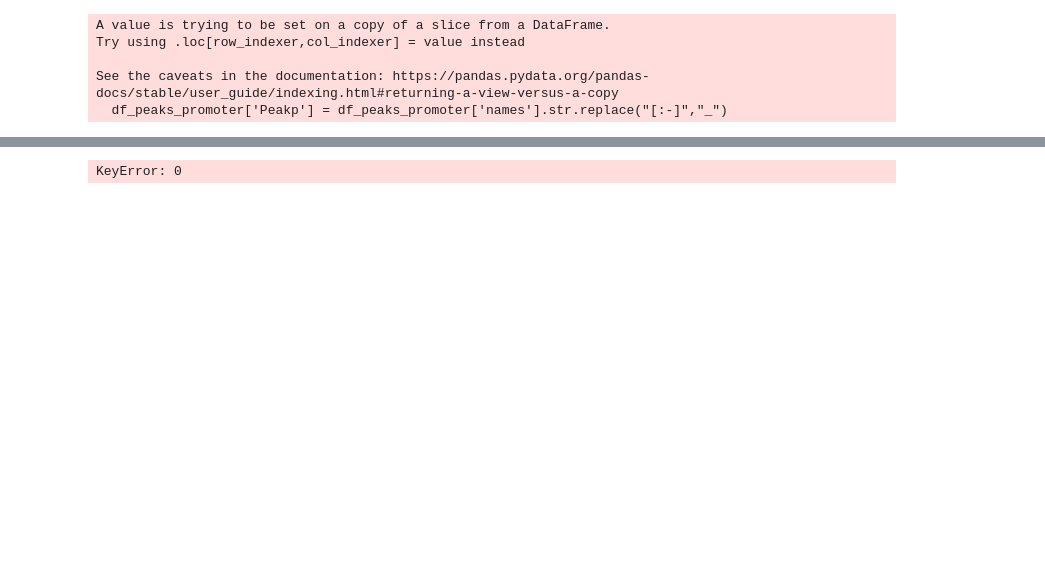
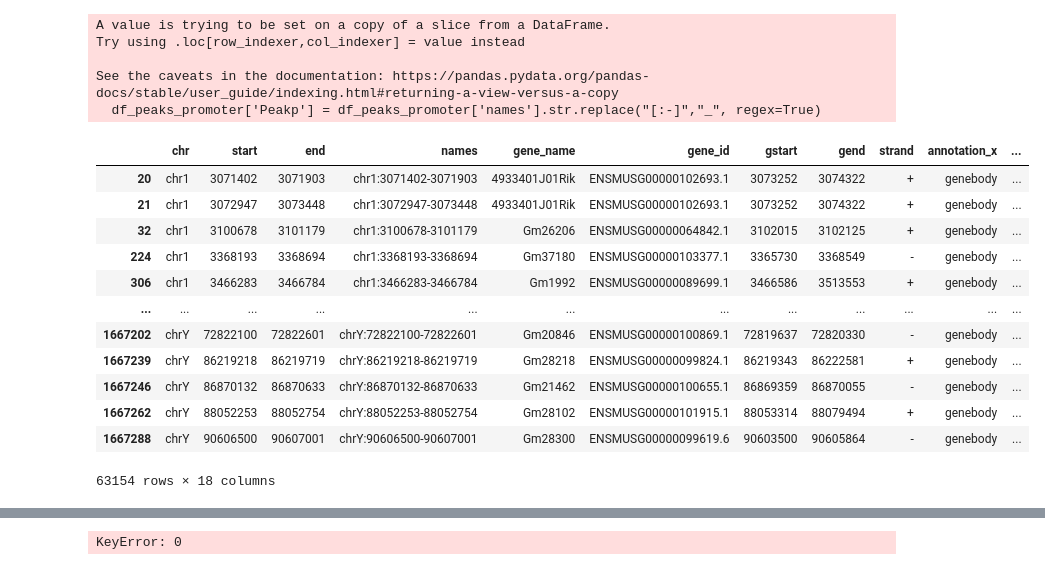
Before and after one commit to juychen/scmmd, a Jupyter notebook: 15cicre_mapping.ipynb, the cells around one changed output, grey strips where cells are left out. Drawn from its saved outputs; the diff is of its cells as text; code cells hidden in the pictures; blank space fills up the shorter version.

```diff
--- a/15cicre_mapping.ipynb
+++ b/15cicre_mapping.ipynb
@@ -32,13 +33,29 @@ Name: primary_region, dtype: int64
 # tss_annotated = ma.get_tss_info(peak_str_list=peaks, ref_genome="mm10")
 # %%
 df_peaks_promoter = df_peaks[df_peaks['primary_region']=='promoter']
-df_peaks_promoter['Peakp'] = df_peaks_promoter['names'].str.replace("[:-]","_")
+df_peaks_promoter['Peakp'] = df_peaks_promoter['names'].str.replace("[:-]","_", regex=True)
 # %% [output]
 A value is trying to be set on a copy of a slice from a DataFrame.
 Try using .loc[row_indexer,col_indexer] = value instead
 
 See the caveats in the documentation: https://pandas.pydata.org/pandas-docs/stable/user_guide/indexing.html#returning-a-view-versus-a-copy
-  df_peaks_promoter['Peakp'] = df_peaks_promoter['names'].str.replace("[:-]","_")
+  df_peaks_promoter['Peakp'] = df_peaks_promoter['names'].str.replace("[:-]","_", regex=True)
+# %%
+df_peaks_promoter
+# %% [output]
+|  | chr | start | end | names | gene_name | gene_id | gstart | gend | strand | annotation_x | ... |
+| 20 | chr1 | 3071402 | 3071903 | chr1:3071402-3071903 | 4933401J01Rik | ENSMUSG00000102693.1 | 3073252 | 3074322 | + | genebody | ... |
+| 21 | chr1 | 3072947 | 3073448 | chr1:3072947-3073448 | 4933401J01Rik | ENSMUSG00000102693.1 | 3073252 | 3074322 | + | genebody | ... |
+| 32 | chr1 | 3100678 | 3101179 | chr1:3100678-3101179 | Gm26206 | ENSMUSG00000064842.1 | 3102015 | 3102125 | + | genebody | ... |
+| 224 | chr1 | 3368193 | 3368694 | chr1:3368193-3368694 | Gm37180 | ENSMUSG00000103377.1 | 3365730 | 3368549 | - | genebody | ... |
+| 306 | chr1 | 3466283 | 3466784 | chr1:3466283-3466784 | Gm1992 | ENSMUSG00000089699.1 | 3466586 | 3513553 | + | genebody | ... |
+| ... | ... | ... | ... | ... | ... | ... | ... | ... | ... | ... | ... |
+| 1667202 | chrY | 72822100 | 72822601 | chrY:72822100-72822601 | Gm20846 | ENSMUSG00000100869.1 | 72819637 | 72820330 | - | genebody | ... |
+| 1667239 | chrY | 86219218 | 86219719 | chrY:86219218-86219719 | Gm28218 | ENSMUSG00000099824.1 | 86219343 | 86222581 | + | genebody | ... |
+| 1667246 | chrY | 86870132 | 86870633 | chrY:86870132-86870633 | Gm21462 | ENSMUSG00000100655.1 | 86869359 | 86870055 | - | genebody | ... |
+| 1667262 | chrY | 88052253 | 88052754 | chrY:88052253-88052754 | Gm28102 | ENSMUSG00000101915.1 | 88053314 | 88079494 | + | genebody | ... |
+| 1667288 | chrY | 90606500 | 90607001 | chrY:90606500-90607001 | Gm28300 | ENSMUSG00000099619.6 | 90603500 | 90605864 | - | genebody | ... |
+63154 rows × 18 columns
 # %%
 network = networks[4]
 df_cire_tmp = pd.read_csv(network,index_col=0)
```
Also changed, not shown: parts of 11 cells of this notebook, 4 other files.
